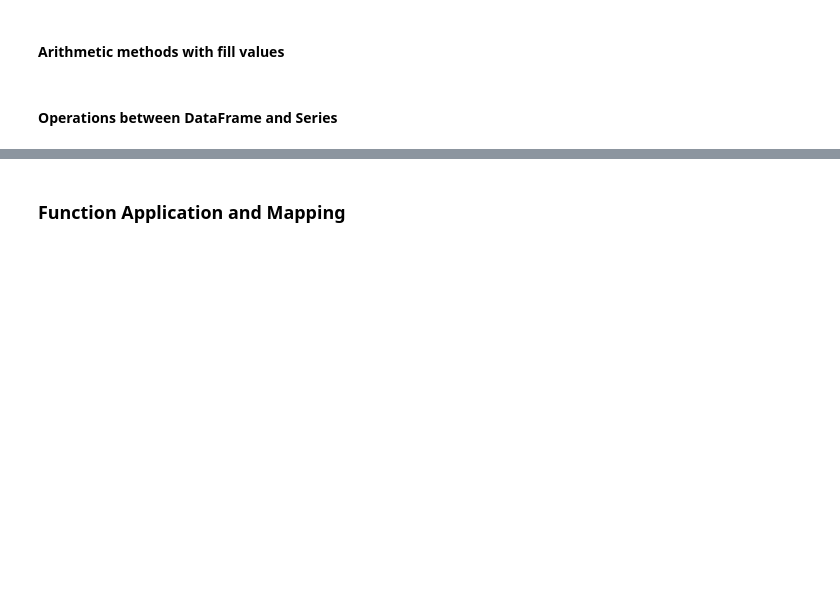
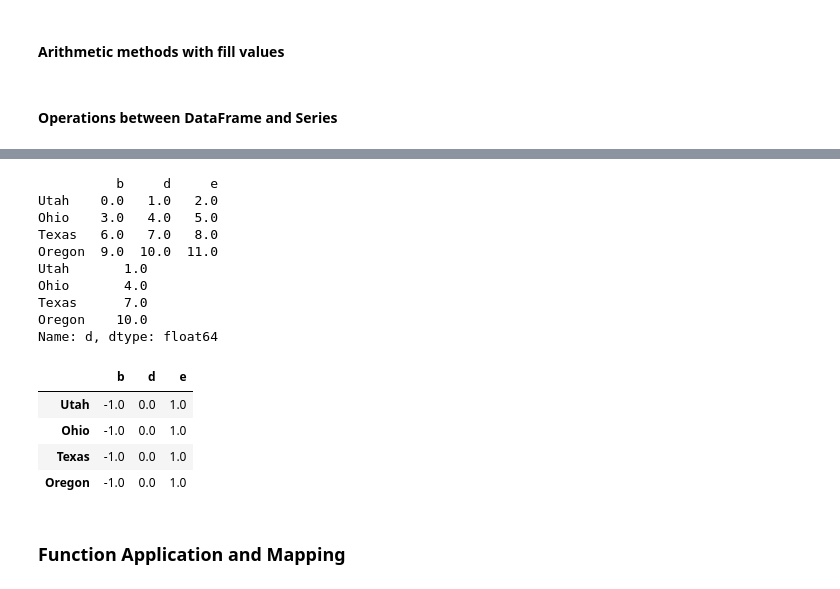
Before and after one commit to Litouwuu/pydata-book, a Jupyter notebook: ch05.ipynb, the cells around one changed output, grey strips where cells are left out. Saved outputs shown, nothing was run; the diff lists cells and outputs as text; code cells hidden in the pictures; blank space fills up the shorter version.

```diff
--- a/ch05.ipynb
+++ b/ch05.ipynb
@@ -370,8 +533,24 @@ frame + series2
 # %%
 series3 = frame['d']
-frame
-series3
+print(frame)
+print(series3)
 frame.sub(series3, axis='index')
+# %% [output]
+          b     d     e
+Utah    0.0   1.0   2.0
+Ohio    3.0   4.0   5.0
+Texas   6.0   7.0   8.0
+Oregon  9.0  10.0  11.0
+Utah       1.0
+Ohio       4.0
+Texas      7.0
+Oregon    10.0
+Name: d, dtype: float64
+|  | b | d | e |
+| Utah | -1.0 | 0.0 | 1.0 |
+| Ohio | -1.0 | 0.0 | 1.0 |
+| Texas | -1.0 | 0.0 | 1.0 |
+| Oregon | -1.0 | 0.0 | 1.0 |
 # %% [markdown]
 ### Function Application and Mapping
 # %%
```
Also changed, not shown: parts of 40 cells of this notebook, 3 other files.
